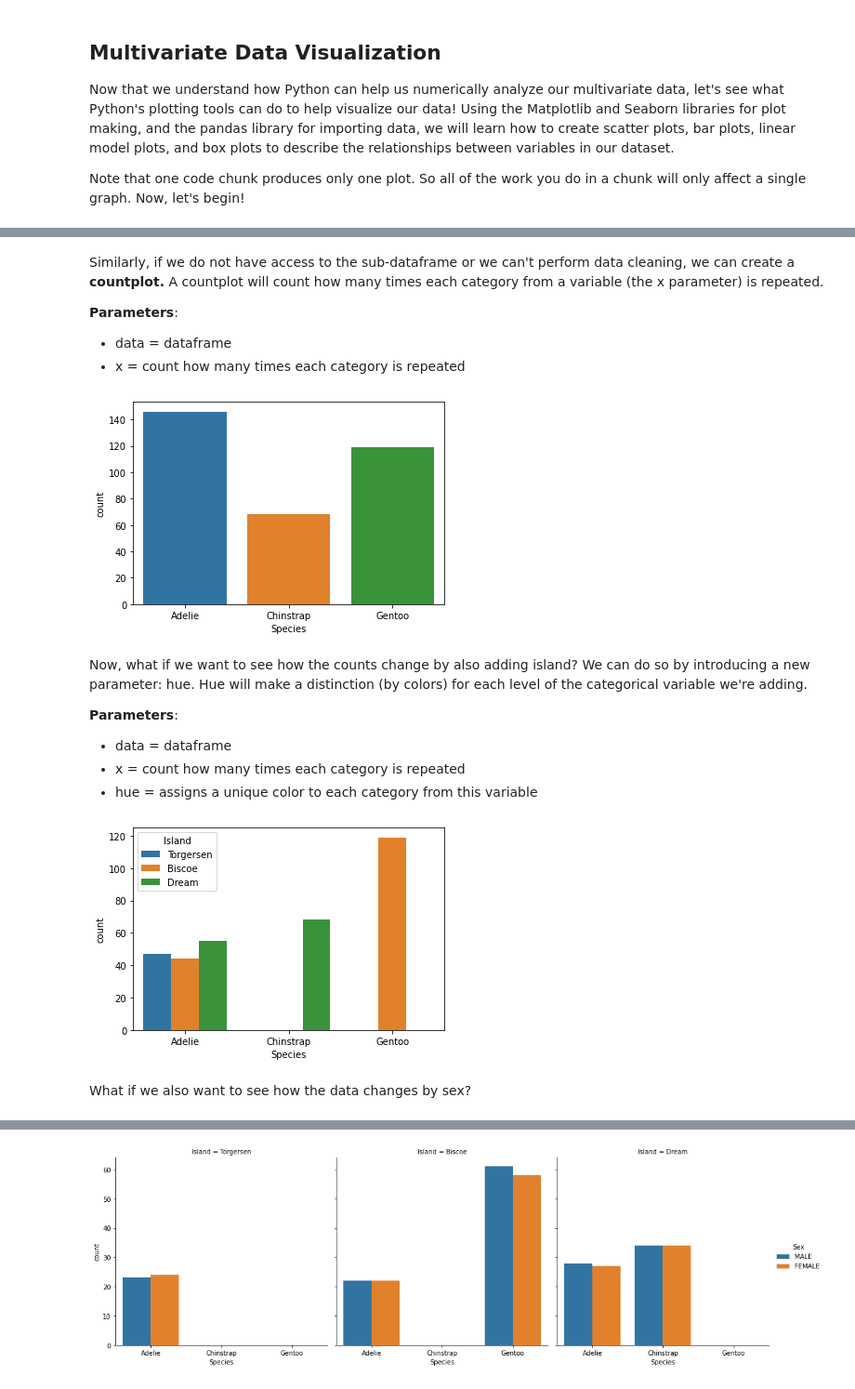
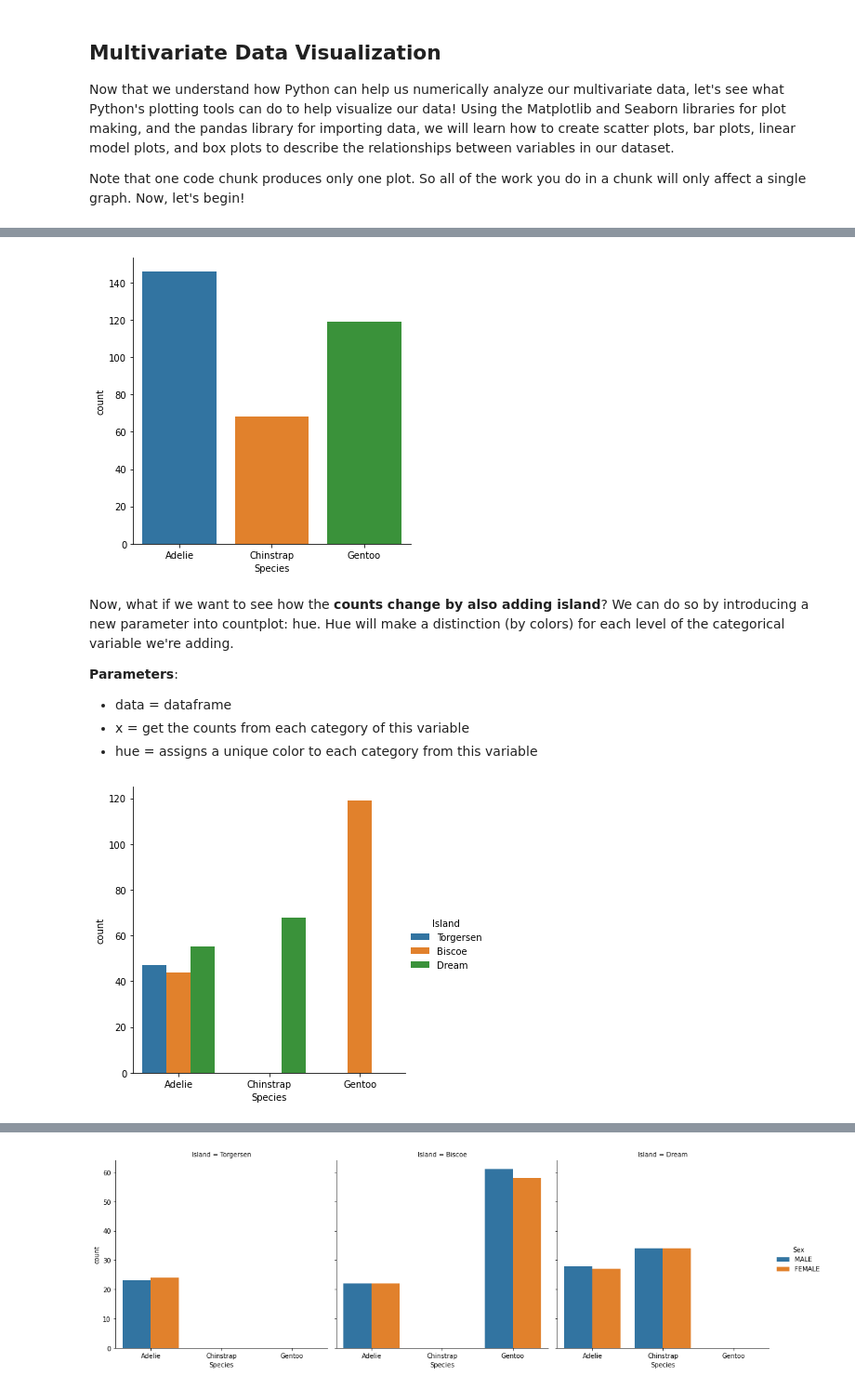
Before and after one commit to angelicasang/PythonProject, a Jupyter notebook: Session3/Teaching3.ipynb, the cells around one changed output, grey strips where cells are left out. Shown at 93% size. Drawn from its saved outputs; the diff is of its cells as text; code cells hidden in the pictures.

```diff
--- a/Session3/Teaching3.ipynb
+++ b/Session3/Teaching3.ipynb
@@ -176,26 +160,21 @@ plt.show()
-# %% [markdown]
-Similarly, if we do not have access to the sub-dataframe or we can't perform data cleaning, we can create a **countplot.**
-A countplot will count how many times each category from a variable (the x parameter) is repeated.
-
-**Parameters**:
-* data = dataframe
-* x = count how many times each category is repeated
 # %%
-sns.countplot(data = penguins, x = "Species")
+# Create catplot that shows the counts for each species from penguins dataframe
+sns.catplot(data = penguins, x = "Species", kind = "count")
+
+# Show plot
 plt.show()
 # %% [output]
-[figure, old version]
+[figure, new version]
 # %% [markdown]
-Now, what if we want to see how the counts change by also adding island? We can do so by introducing a new parameter: hue. Hue will make a distinction (by colors) for each level of the categorical variable we're adding.
+Now, what if we want to see how the **counts change by also adding island**? We can do so by introducing a new parameter into countplot: hue. Hue will make a distinction (by colors) for each level of the categorical variable we're adding.
 
 **Parameters**:
 * data = dataframe
-* x = count how many times each category is repeated
+* x = get the counts from each category of this variable
 * hue = assigns a unique color to each category from this variable
 # %%
-sns.countplot(data = penguins, x = "Species", hue = "Island")
+# Create catplot that shows the counts for each species from penguins dataframe
+sns.catplot(data = penguins, x = "Species", hue = "Island", kind = "count")
 plt.show()
 # %% [output]
-[figure, old version]
+[figure, new version]
-# %% [markdown]
-What if we also want to see how the data changes by sex?
```
Also changed, not shown: parts of 10 cells of this notebook.
